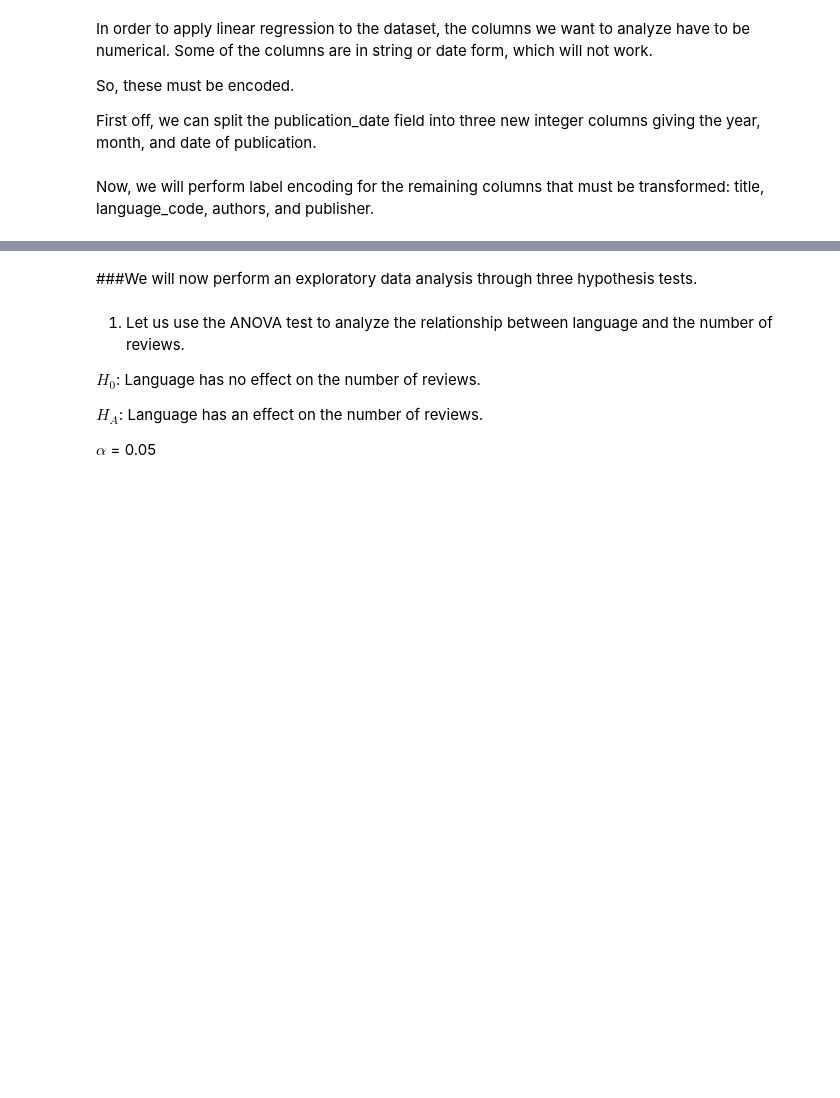
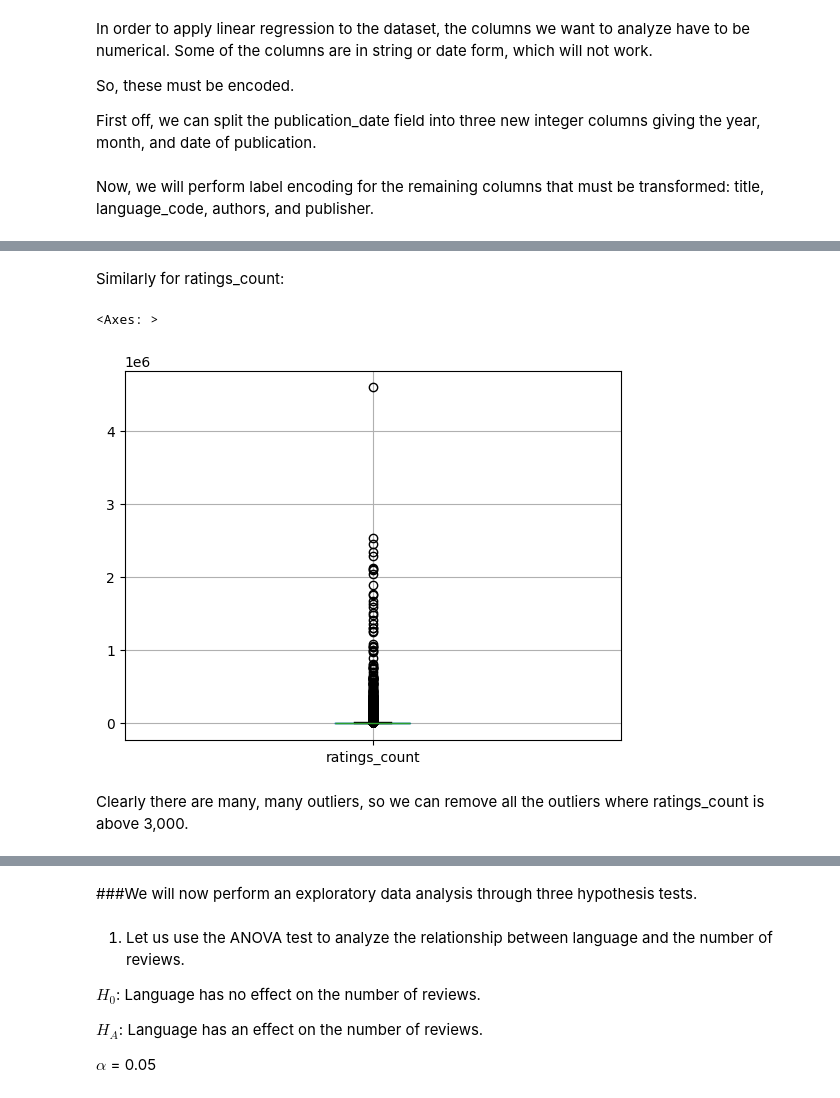
Before and after one commit to aspanguluri/aspanguluri.github.io, a Jupyter notebook: FinalProject.ipynb, the cells around one changed output, grey strips where cells are left out. Saved outputs shown, nothing was run; the diff lists cells and outputs as text; code cells hidden in the pictures; blank space fills up the shorter version.

```diff
--- a/FinalProject.ipynb
+++ b/FinalProject.ipynb
@@ -143,0 +165,9 @@ books_df.head()
+# %% [markdown]
+Similarly for ratings_count:
+# %%
+books_df[["ratings_count"]].boxplot()
+# %% [output]
+<Axes: >
+[figure, added]
+# %% [markdown]
+Clearly there are many, many outliers, so we can remove all the outliers where ratings_count is above 3,000.
```
Also changed, not shown: parts of 19 cells of this notebook, 1 other file.
